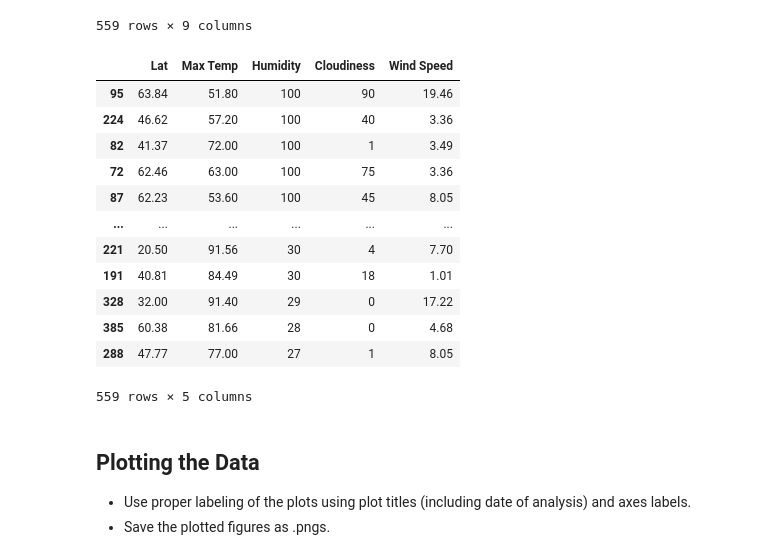
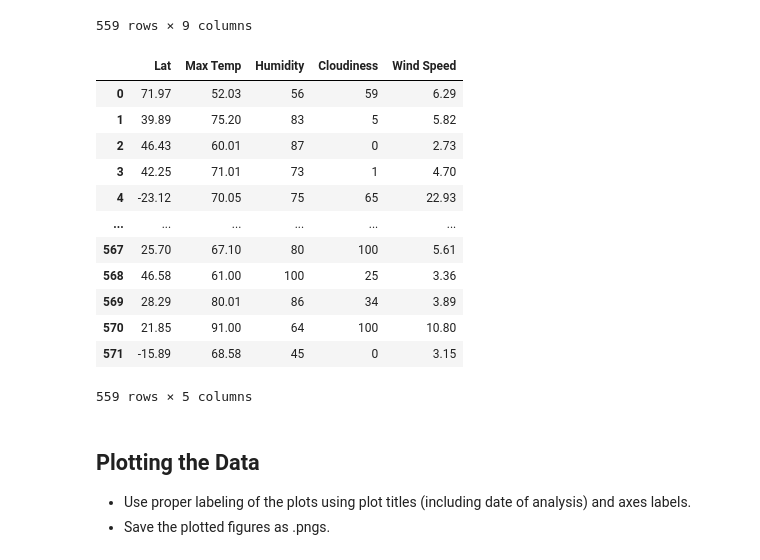
Before and after one commit to temidolan/Python-Application-Program-Interface, a Jupyter notebook: 06-Python-APIs/Instructions/starter_code/WeatherPy.ipynb, the cells around one changed output. Cells and saved outputs as stored; diff of their text form; code cells hidden in the pictures.

```diff
--- a/06-Python-APIs/Instructions/starter_code/WeatherPy.ipynb
+++ b/06-Python-APIs/Instructions/starter_code/WeatherPy.ipynb
@@ -239,21 +244,21 @@ fresh_data
 559 rows × 9 columns
 # %%
 # Extract relevant fields from the data frame
-extract_data=fresh_data[["Lat","Max Temp","Humidity","Cloudiness","Wind Speed"]]
+extract_data=clean_city_data[["Lat","Max Temp","Humidity","Cloudiness","Wind Speed"]]
 extract_data
 # %% [output]
 |  | Lat | Max Temp | Humidity | Cloudiness | Wind Speed |
-| 95 | 63.84 | 51.80 | 100 | 90 | 19.46 |
-| 224 | 46.62 | 57.20 | 100 | 40 | 3.36 |
-| 82 | 41.37 | 72.00 | 100 | 1 | 3.49 |
-| 72 | 62.46 | 63.00 | 100 | 75 | 3.36 |
-| 87 | 62.23 | 53.60 | 100 | 45 | 8.05 |
+| 0 | 71.97 | 52.03 | 56 | 59 | 6.29 |
+| 1 | 39.89 | 75.20 | 83 | 5 | 5.82 |
+| 2 | 46.43 | 60.01 | 87 | 0 | 2.73 |
+| 3 | 42.25 | 71.01 | 73 | 1 | 4.70 |
+| 4 | -23.12 | 70.05 | 75 | 65 | 22.93 |
 | ... | ... | ... | ... | ... | ... |
-| 221 | 20.50 | 91.56 | 30 | 4 | 7.70 |
-| 191 | 40.81 | 84.49 | 30 | 18 | 1.01 |
-| 328 | 32.00 | 91.40 | 29 | 0 | 17.22 |
-| 385 | 60.38 | 81.66 | 28 | 0 | 4.68 |
-| 288 | 47.77 | 77.00 | 27 | 1 | 8.05 |
+| 567 | 25.70 | 67.10 | 80 | 100 | 5.61 |
+| 568 | 46.58 | 61.00 | 100 | 25 | 3.36 |
+| 569 | 28.29 | 80.01 | 86 | 34 | 3.89 |
+| 570 | 21.85 | 91.00 | 64 | 100 | 10.80 |
+| 571 | -15.89 | 68.58 | 45 | 0 | 3.15 |
 559 rows × 5 columns
 # %%
 # Export the City_Data into a csv
```
Also changed, not shown: parts of 11 cells of this notebook, 5 other files.
